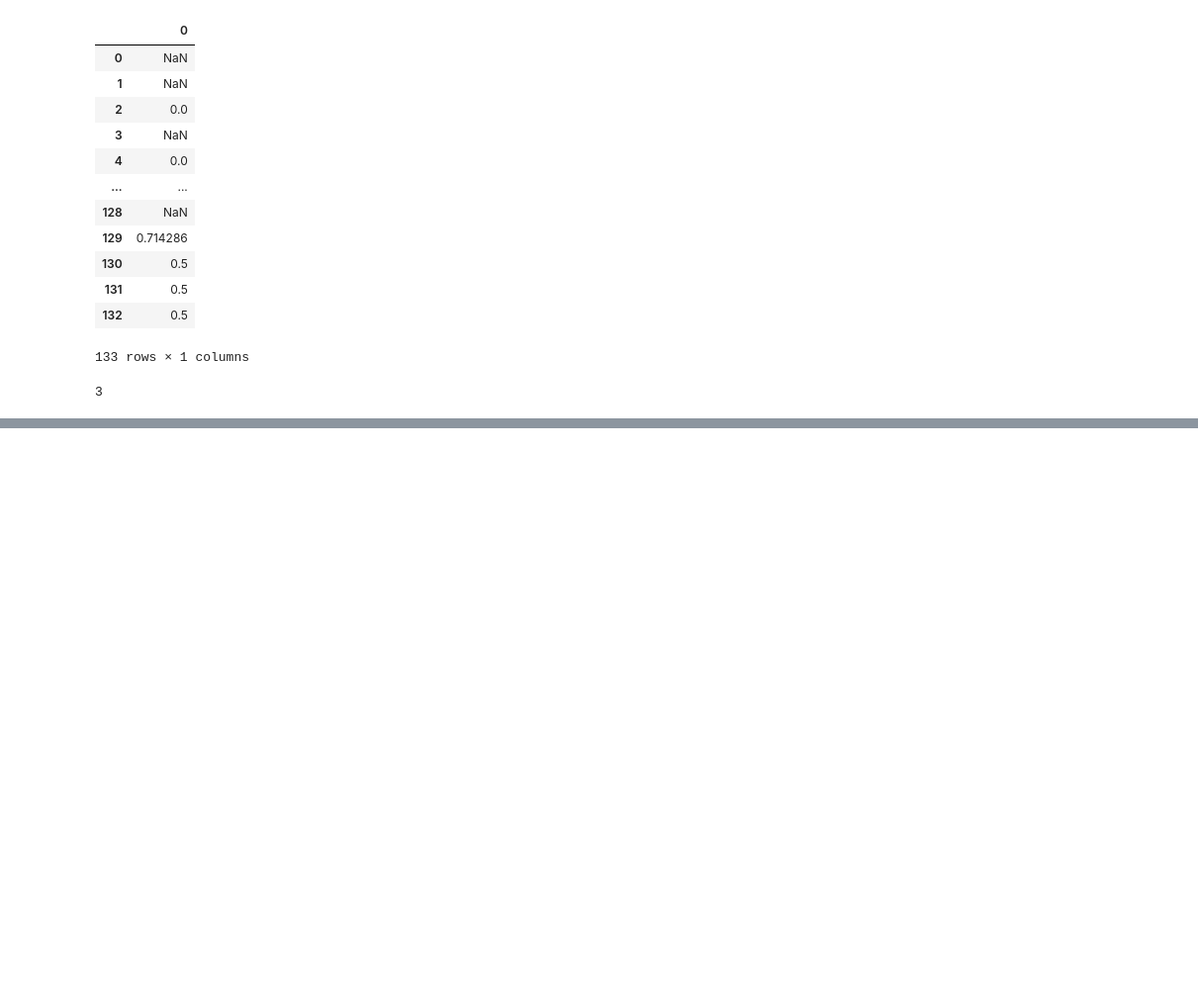
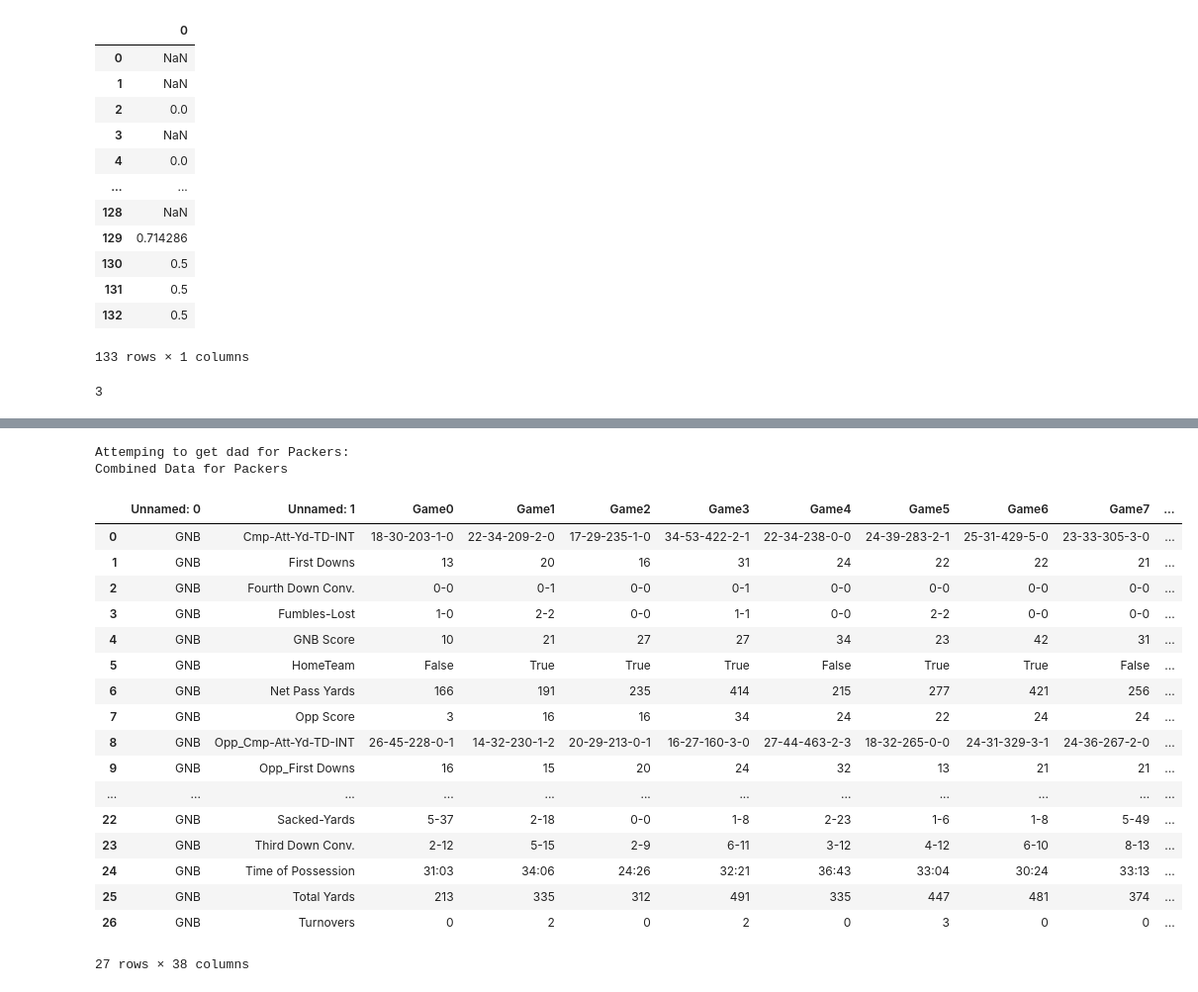
Before and after one commit to Rwmillham/MLFootballOddsAlgo, a Jupyter notebook: FootballTester.ipynb, the cells around one changed output, grey strips where cells are left out. Shown at 99% size. Cells and saved outputs as stored; diff of their text form; code cells hidden in the pictures; blank space fills up the shorter version.

```diff
--- a/FootballTester.ipynb
+++ b/FootballTester.ipynb
@@ -567,2 +603,45 @@ KeyboardInterrupt:
 # %%
 #
+# %%
+directory = 'Stats/'
+team = "Packers"
+
+print(f"Attemping to get dad for {team}:")
+yearArr = [2019,2024]
+# Getting each individual teams stats for the length of the specified season range
+currFullSeasonStats, currFullSeasonInfo = returnFullSeasonStats(team, yearArr)
+thirdDownConversionRate = getConversionRates(currFullSeasonStats, "Third Down Conv.")
+fourthDownConversionRate = getConversionRates(currFullSeasonStats, "Fourth Down Conv.")
+oppThirdDownConversionRate = getConversionRates(currFullSeasonStats, "Opp_Third Down Conv.")
+oppFourthDownConversionRate = getConversionRates(currFullSeasonStats, "Opp_Fourth Down Conv.")
+currFullSeasonStats, currFullSeasonInfo = returnFullSeasonStats(team, yearArr)
+teamBeatSpread, scoreDifference, vegasSpread, teamScoreFloat, oppScoreFloat = getSpreadandScores(currFullSeasonStats, currFullSeasonInfo, team)
+
+# Getting combining every teams data, for easier examination of broad statistics
+
+print(f"Combined Data for {team}")
+print()
+# %% [output]
+Attemping to get dad for Packers:
+Combined Data for Packers
+# %%
+currFullSeasonStats
+# %% [output]
+|  | Unnamed: 0 | Unnamed: 1 | Game0 | Game1 | Game2 | Game3 | Game4 | Game5 | Game6 | Game7 | ... |
+| 0 | GNB | Cmp-Att-Yd-TD-INT | 18-30-203-1-0 | 22-34-209-2-0 | 17-29-235-1-0 | 34-53-422-2-1 | 22-34-238-0-0 | 24-39-283-2-1 | 25-31-429-5-0 | 23-33-305-3-0 | ... |
+| 1 | GNB | First Downs | 13 | 20 | 16 | 31 | 24 | 22 | 22 | 21 | ... |
+| 2 | GNB | Fourth Down Conv. | 0-0 | 0-1 | 0-0 | 0-1 | 0-0 | 0-0 | 0-0 | 0-0 | ... |
+| 3 | GNB | Fumbles-Lost | 1-0 | 2-2 | 0-0 | 1-1 | 0-0 | 2-2 | 0-0 | 0-0 | ... |
+| 4 | GNB | GNB Score | 10 | 21 | 27 | 27 | 34 | 23 | 42 | 31 | ... |
+| 5 | GNB | HomeTeam | False | True | True | True | False | True | True | False | ... |
+| 6 | GNB | Net Pass Yards | 166 | 191 | 235 | 414 | 215 | 277 | 421 | 256 | ... |
+| 7 | GNB | Opp Score | 3 | 16 | 16 | 34 | 24 | 22 | 24 | 24 | ... |
+| 8 | GNB | Opp_Cmp-Att-Yd-TD-INT | 26-45-228-0-1 | 14-32-230-1-2 | 20-29-213-0-1 | 16-27-160-3-0 | 27-44-463-2-3 | 18-32-265-0-0 | 24-31-329-3-1 | 24-36-267-2-0 | ... |
+| 9 | GNB | Opp_First Downs | 16 | 15 | 20 | 24 | 32 | 13 | 21 | 21 | ... |
+| ... | ... | ... | ... | ... | ... | ... | ... | ... | ... | ... | ... |
+| 22 | GNB | Sacked-Yards | 5-37 | 2-18 | 0-0 | 1-8 | 2-23 | 1-6 | 1-8 | 5-49 | ... |
+| 23 | GNB | Third Down Conv. | 2-12 | 5-15 | 2-9 | 6-11 | 3-12 | 4-12 | 6-10 | 8-13 | ... |
+| 24 | GNB | Time of Possession | 31:03 | 34:06 | 24:26 | 32:21 | 36:43 | 33:04 | 30:24 | 33:13 | ... |
+| 25 | GNB | Total Yards | 213 | 335 | 312 | 491 | 335 | 447 | 481 | 374 | ... |
+| 26 | GNB | Turnovers | 0 | 2 | 0 | 2 | 0 | 3 | 0 | 0 | ... |
+27 rows × 38 columns
```
Also changed, not shown: parts of 2 cells of this notebook, 4 other files.
